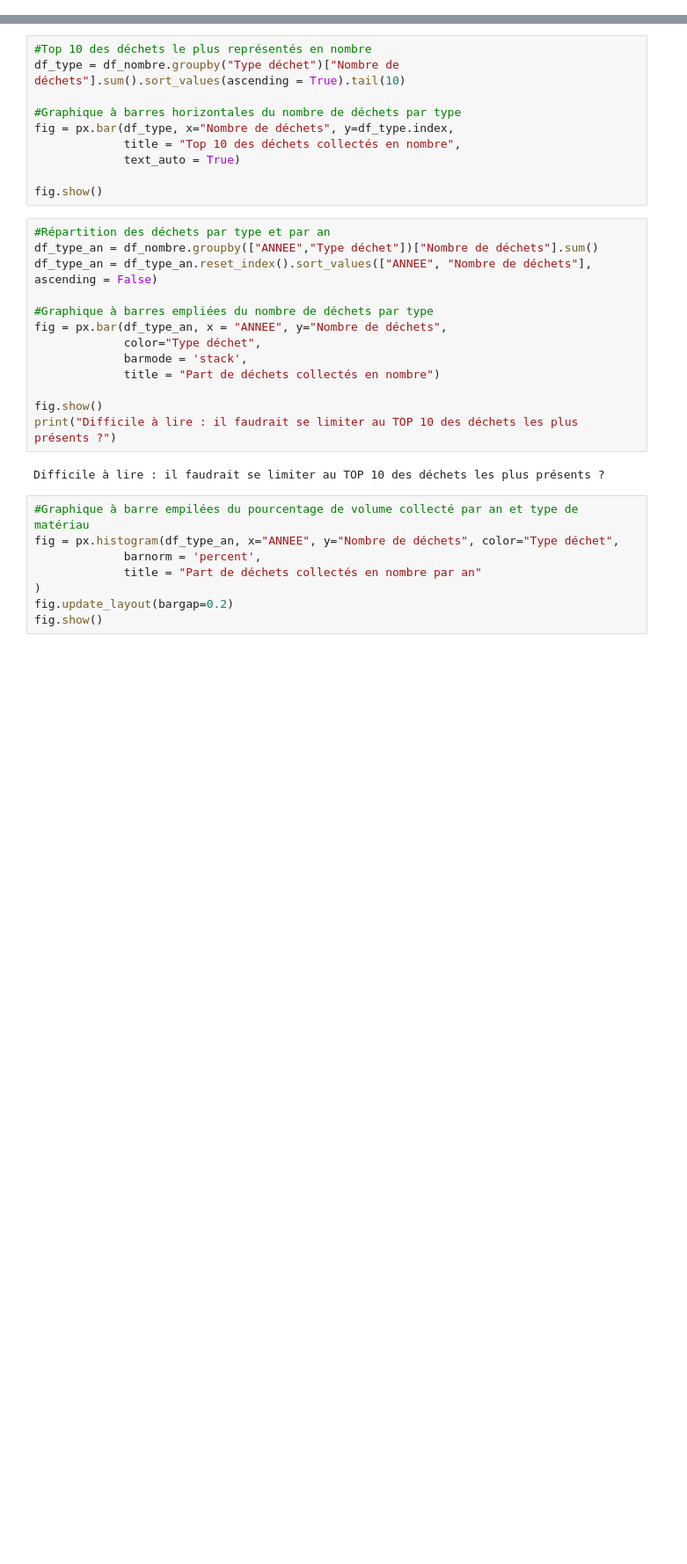
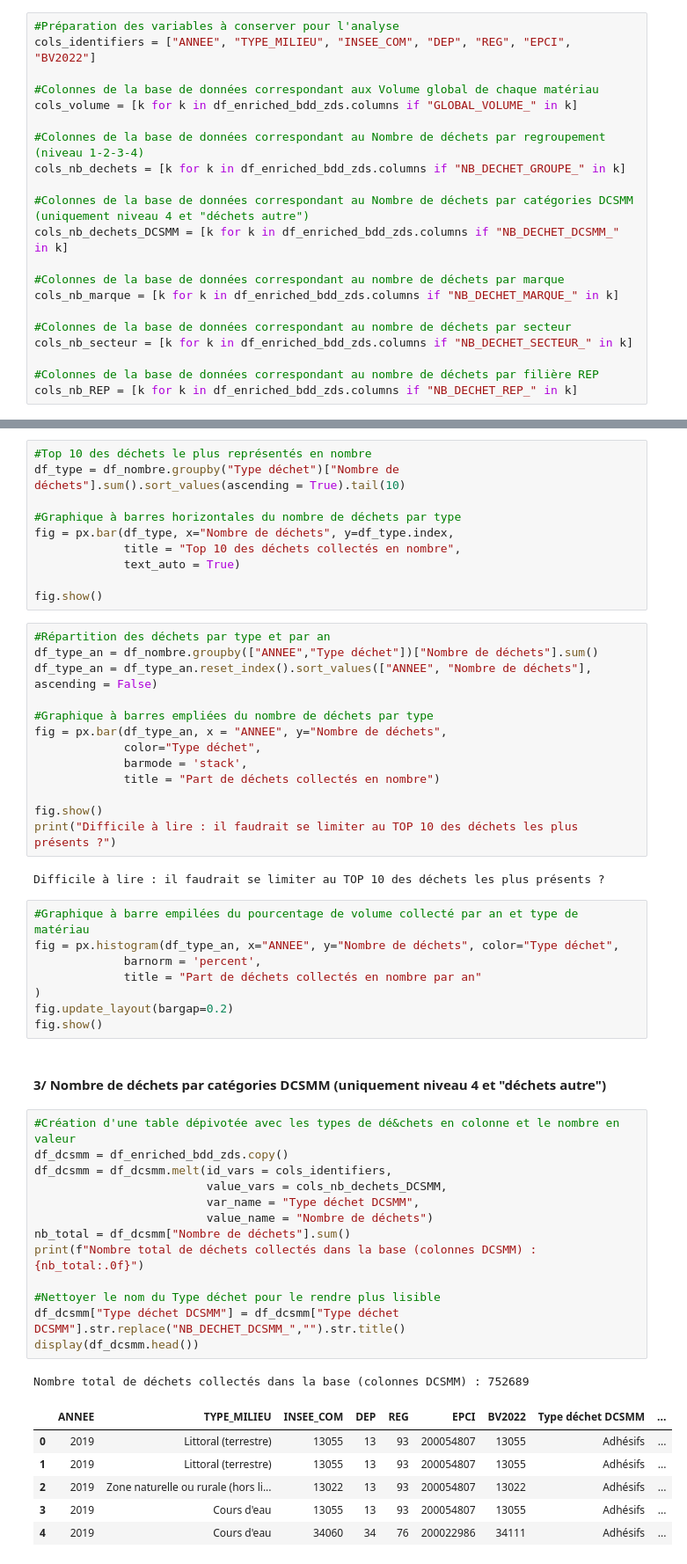
Before and after one commit to dataforgoodfr/12_zero_dechet_sauvage, a Jupyter notebook: Exploration_visualisation/ThibautGazagnes.ipynb, the cells around one changed output, grey strips where cells are left out. Shown at 88% size. Drawn from its saved outputs; the diff is of its cells as text; blank space fills up the shorter version.

```diff
--- a/Exploration_visualisation/ThibautGazagnes.ipynb
+++ b/Exploration_visualisation/ThibautGazagnes.ipynb
@@ -71,0 +67,21 @@ cols_nb_dechets = [k for k in df_enriched_bdd_zds.columns if "NB_DECHET_GROUPE_"
+# %%
+#Préparation des variables à conserver pour l'analyse
+cols_identifiers = ["ANNEE", "TYPE_MILIEU", "INSEE_COM", "DEP", "REG", "EPCI", "BV2022"]
+
+#Colonnes de la base de données correspondant aux Volume global de chaque matériau
+cols_volume = [k for k in df_enriched_bdd_zds.columns if "GLOBAL_VOLUME_" in k]
+
+#Colonnes de la base de données correspondant au Nombre de déchets par regroupement (niveau 1-2-3-4)
+cols_nb_dechets = [k for k in df_enriched_bdd_zds.columns if "NB_DECHET_GROUPE_" in k]
+
+#Colonnes de la base de données correspondant au Nombre de déchets par catégories DCSMM (uniquement niveau 4 et "déchets autre")
+cols_nb_dechets_DCSMM = [k for k in df_enriched_bdd_zds.columns if "NB_DECHET_DCSMM_" in k]
+
+#Colonnes de la base de données correspondant au nombre de déchets par marque
+cols_nb_marque = [k for k in df_enriched_bdd_zds.columns if "NB_DECHET_MARQUE_" in k]
+
+#Colonnes de la base de données correspondant au nombre de déchets par secteur
+cols_nb_secteur = [k for k in df_enriched_bdd_zds.columns if "NB_DECHET_SECTEUR_" in k]
+
+#Colonnes de la base de données correspondant au nombre de déchets par filière REP
+cols_nb_REP = [k for k in df_enriched_bdd_zds.columns if "NB_DECHET_REP_" in k]
@@ -194,3 +242,26 @@ fig = px.histogram(df_type_an, x="ANNEE", y="Nombre de déchets", color="Type d
 )
 fig.update_layout(bargap=0.2)
 fig.show()
+# %% [markdown]
+#### 3/ Nombre de déchets par catégories DCSMM (uniquement niveau 4 et "déchets autre")
+# %%
+#Création d'une table dépivotée avec les types de dé&chets en colonne et le nombre en valeur
+df_dcsmm = df_enriched_bdd_zds.copy()
+df_dcsmm = df_dcsmm.melt(id_vars = cols_identifiers,
+                         value_vars = cols_nb_dechets_DCSMM,
+                         var_name = "Type déchet DCSMM",
+                         value_name = "Nombre de déchets")
+nb_total = df_dcsmm["Nombre de déchets"].sum()
+print(f"Nombre total de déchets collectés dans la base (colonnes DCSMM) : {nb_total:.0f}")
+
+#Nettoyer le nom du Type déchet pour le rendre plus lisible
+df_dcsmm["Type déchet DCSMM"] = df_dcsmm["Type déchet DCSMM"].str.replace("NB_DECHET_DCSMM_","").str.title()
+display(df_dcsmm.head())
+# %% [output]
+Nombre total de déchets collectés dans la base (colonnes DCSMM) : 752689
+|  | ANNEE | TYPE_MILIEU | INSEE_COM | DEP | REG | EPCI | BV2022 | Type déchet DCSMM | ... |
+| 0 | 2019 | Littoral (terrestre) | 13055 | 13 | 93 | 200054807 | 13055 | Adhésifs | ... |
+| 1 | 2019 | Littoral (terrestre) | 13055 | 13 | 93 | 200054807 | 13055 | Adhésifs | ... |
+| 2 | 2019 | Zone naturelle ou rurale (hors li... | 13022 | 13 | 93 | 200054807 | 13022 | Adhésifs | ... |
+| 3 | 2019 | Cours d'eau | 13055 | 13 | 93 | 200054807 | 13055 | Adhésifs | ... |
+| 4 | 2019 | Cours d'eau | 34060 | 34 | 76 | 200022986 | 34111 | Adhésifs | ... |
```
Also changed, not shown: parts of 24 cells of this notebook.
